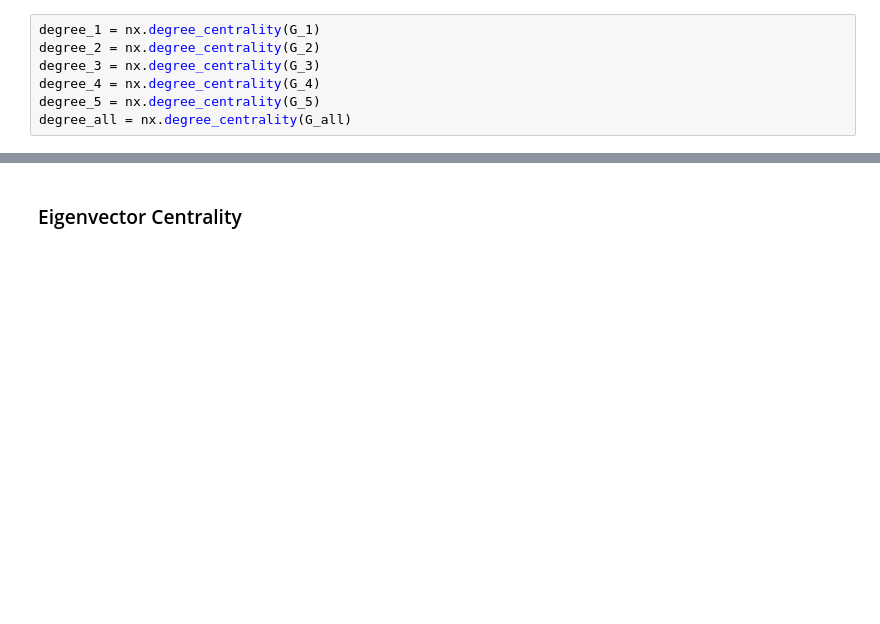
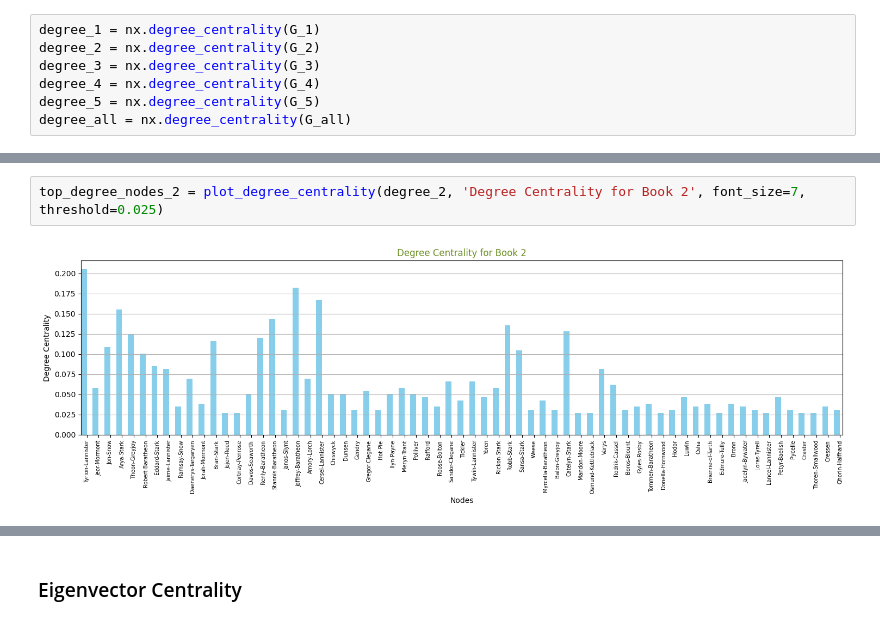
Before and after one commit to RiccardoRomeo01/SocialNetworkAnalysisProject, a Jupyter notebook: Social_Network_Analysis_Project.ipynb, the cells around one changed output, grey strips where cells are left out. Cells and saved outputs as stored; diff of their text form; blank space fills up the shorter version.

```diff
--- a/Social_Network_Analysis_Project.ipynb
+++ b/Social_Network_Analysis_Project.ipynb
@@ -122,0 +198,4 @@ plot_degree_centrality(degree_1, 'Degree Centrality for Book 1', font_size=7)
+# %%
+top_degree_nodes_2 = plot_degree_centrality(degree_2, 'Degree Centrality for Book 2', font_size=7, threshold=0.025)
+# %% [output]
+[figure, added]
```
Also changed, not shown: parts of 33 cells of this notebook.
